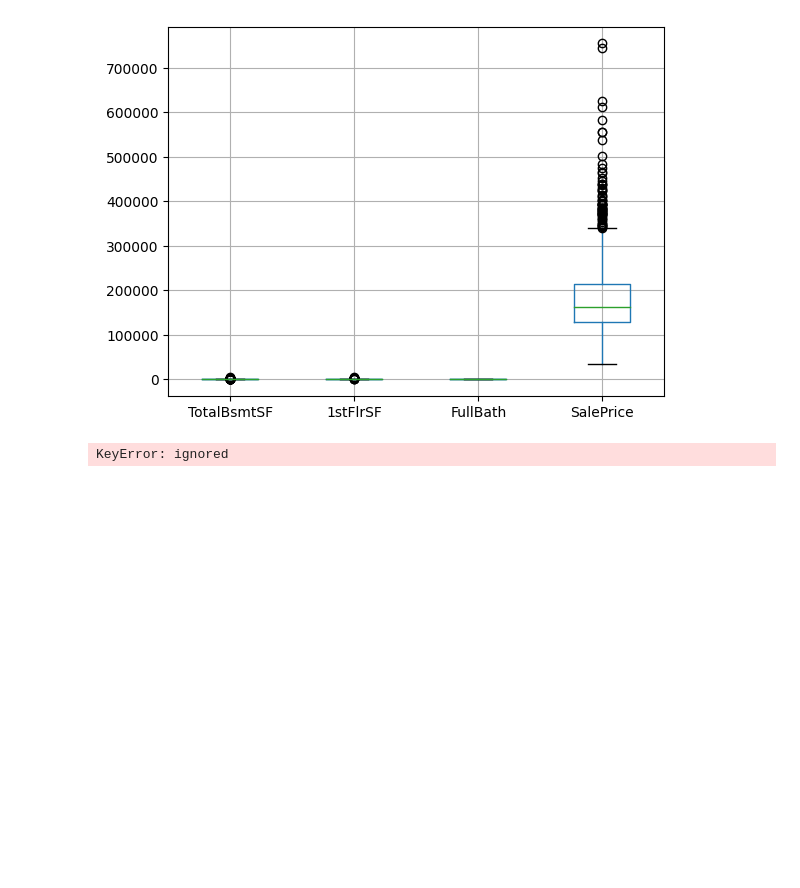
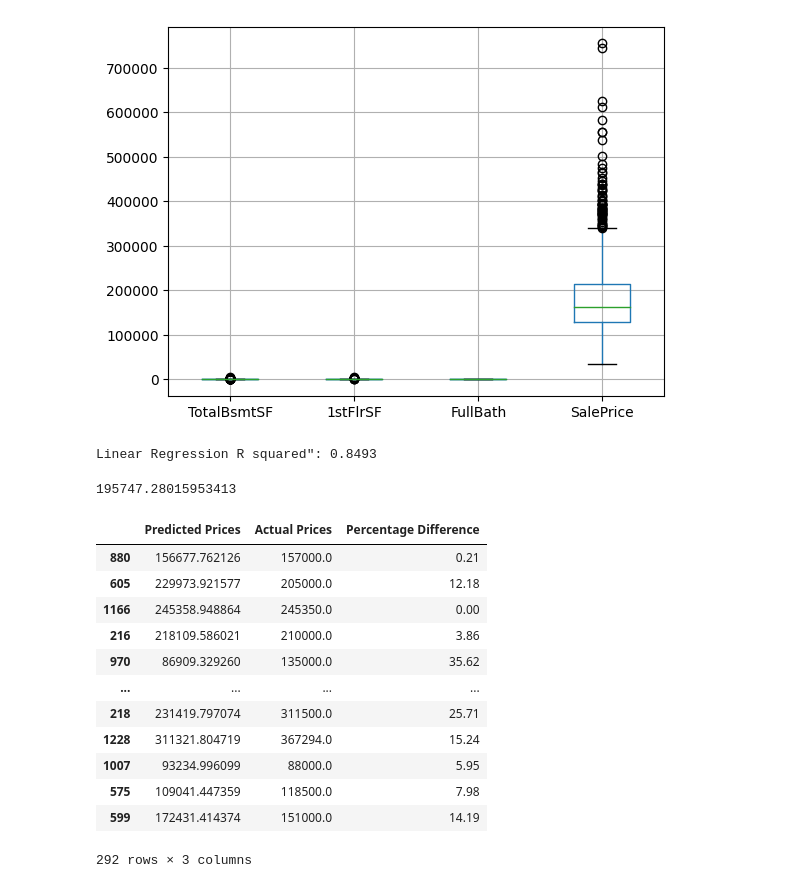
Before and after one commit to ManishaLokasani/Manisha_INFO5731_Spring2023, a Jupyter notebook: INFO5731_Assignment_Four.ipynb, the cells around one changed output. Drawn from its saved outputs; the diff is of its cells as text; code cells hidden in the pictures; blank space fills up the shorter version.

```diff
--- a/INFO5731_Assignment_Four.ipynb
+++ b/INFO5731_Assignment_Four.ipynb
@@ -515,12 +569,13 @@ import pandas as pd
 from sklearn.linear_model import LinearRegression
 from sklearn.metrics import mean_squared_error
 from sklearn.model_selection import train_test_split
+import numpy as np
 
 train_df = train_df.select_dtypes(include=['number']).interpolate().dropna()
 test_df = test_df.select_dtypes(include=['number']).interpolate().dropna()
 
-x_training_data = test_df.drop(['SalePrice','Id'], axis=1)
-y_training_data = np.log(test_df.SalePrice)
+x_training_data = train_df.drop(['SalePrice','Id'], axis=1)
+y_training_data = np.log(train_df.SalePrice)
 
 
 x_train, x_test, y_train, y_test = train_test_split(x_training_data,y_training_data,random_state = 21, test_size=0.2)
@@ -530,5 +585,34 @@ regression = LinearRegression()
 regression.fit(x_train,y_train)
 
 y_pred = regression.predict(x_test)
-# %% [output]
-KeyError: ignored
+# %%
+print('Linear Regression R squared": %.4f' % regression.score(x_test, y_test))
+# %% [output]
+Linear Regression R squared": 0.8493
+# %%
+import numpy as np
+from sklearn.metrics import mean_squared_error
+lin = mean_squared_error(np.exp(y_pred), y_test)
+lin_r = np.sqrt(lin)
+print(lin_r)
+# %% [output]
+195747.28015953413
+# %%
+results = {"Predicted Prices":np.exp(y_pred),"Actual Prices":np.exp(y_test)}
+df_val = pd.DataFrame(results)
+df_val["Percentage Difference"] = round(abs((df_val["Predicted Prices"] - df_val["Actual Prices"]) / df_val["Actual Prices"]) * 100,2)
+df_val
+# %% [output]
+|  | Predicted Prices | Actual Prices | Percentage Difference |
+| 880 | 156677.762126 | 157000.0 | 0.21 |
+| 605 | 229973.921577 | 205000.0 | 12.18 |
+| 1166 | 245358.948864 | 245350.0 | 0.00 |
+| 216 | 218109.586021 | 210000.0 | 3.86 |
+| 970 | 86909.329260 | 135000.0 | 35.62 |
+| ... | ... | ... | ... |
+| 218 | 231419.797074 | 311500.0 | 25.71 |
+| 1228 | 311321.804719 | 367294.0 | 15.24 |
+| 1007 | 93234.996099 | 88000.0 | 5.95 |
+| 575 | 109041.447359 | 118500.0 | 7.98 |
+| 599 | 172431.414374 | 151000.0 | 14.19 |
+292 rows × 3 columns
```
Also changed, not shown: parts of 12 cells of this notebook.
